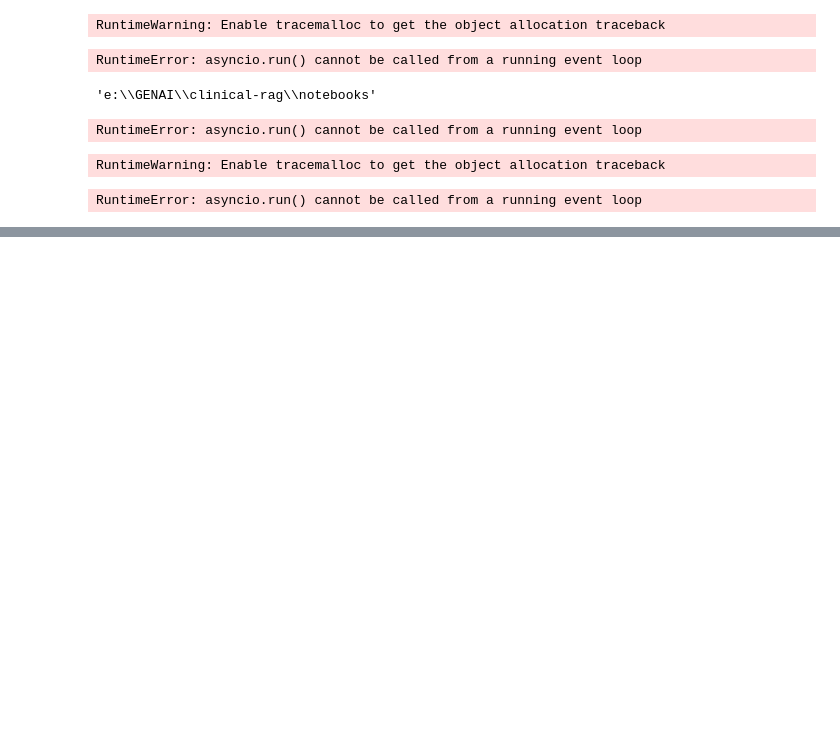
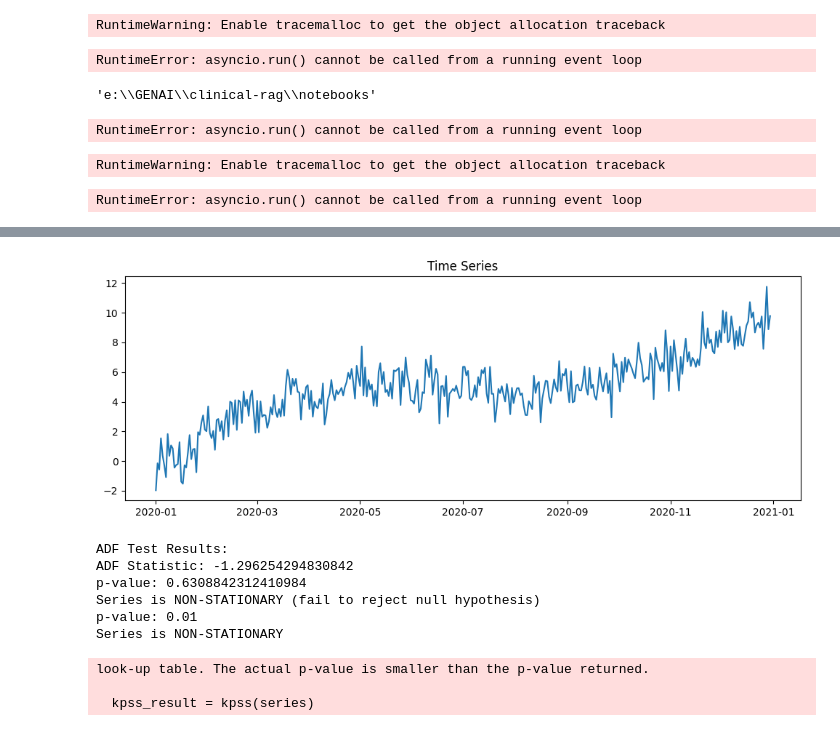
Before and after one commit to santhoshreddybora/RAG, a Jupyter notebook: notebooks/note.ipynb, the cells around one changed output, grey strips where cells are left out. Drawn from its saved outputs; the diff is of its cells as text; code cells hidden in the pictures; blank space fills up the shorter version.

```diff
--- a/notebooks/note.ipynb
+++ b/notebooks/note.ipynb
@@ -1378,0 +1510,51 @@ RuntimeError: asyncio.run() cannot be called from a running event loop
+# %%
+from statsmodels.tsa.stattools import adfuller, kpss
+import pandas as pd
+import numpy as np
+import matplotlib.pyplot as plt
+
+# Create non-stationary series (with trend)
+dates = pd.date_range('2020-01-01', periods=365)
+trend = np.linspace(0, 10, 365)
+seasonal = 2 * np.sin(np.arange(365) * 2 * np.pi / 365)
+noise = np.random.randn(365)
+ts = pd.Series(trend + seasonal + noise, index=dates)
+
+# 1. Visual inspection
+plt.figure(figsize=(12, 4))
+plt.plot(ts)
+plt.title('Time Series')
+plt.show()
+
+# 2. ADF test
+def check_stationarity(series):
+    # ADF Test
+    adf_result = adfuller(series)
+    print('ADF Test Results:')
+    print(f'ADF Statistic: {adf_result[0]}')
+    print(f'p-value: {adf_result[1]}')
+
+    if adf_result[1] < 0.05:
+        print("Series is STATIONARY (reject null hypothesis)")
+    else:
+        print("Series is NON-STATIONARY (fail to reject null hypothesis)")
+
+    # KPSS Test
+    kpss_result = kpss(series)
+    print(f'p-value: {kpss_result[1]}')
+    if kpss_result[1] < 0.05:
+        print("Series is NON-STATIONARY")
+    else:
+        print("Series is STATIONARY")
+check_stationarity(ts)
+# %% [output]
+[figure, added]
+ADF Test Results:
+ADF Statistic: -1.296254294830842
+p-value: 0.6308842312410984
+Series is NON-STATIONARY (fail to reject null hypothesis)
+p-value: 0.01
+Series is NON-STATIONARY
+look-up table. The actual p-value is smaller than the p-value returned.
+
+  kpss_result = kpss(series)
```
Also changed, not shown: parts of 5 cells of this notebook, 3 other files.
